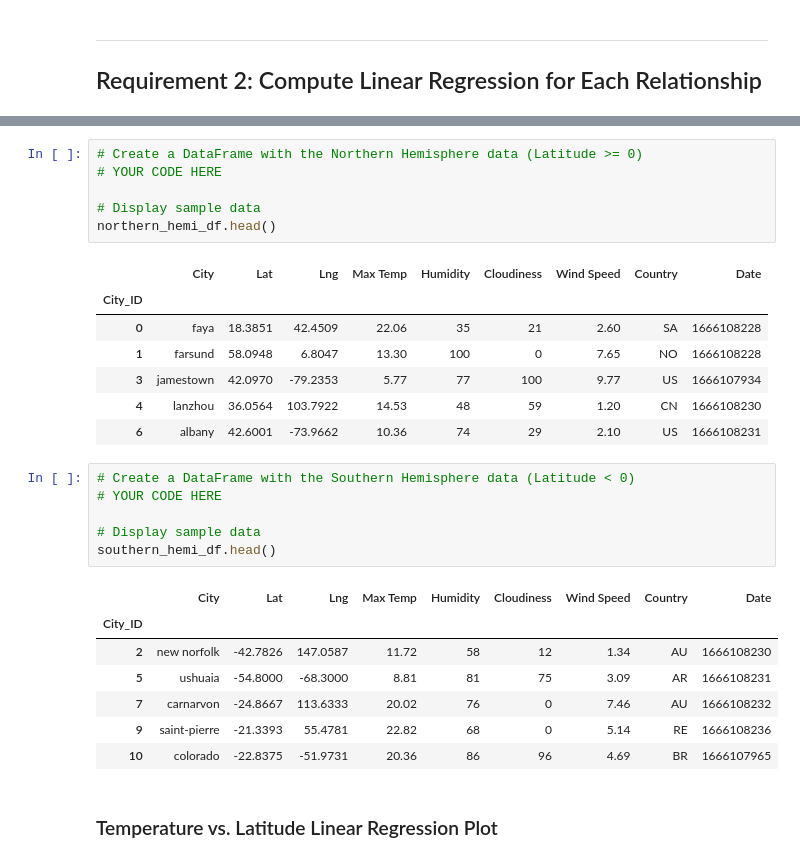
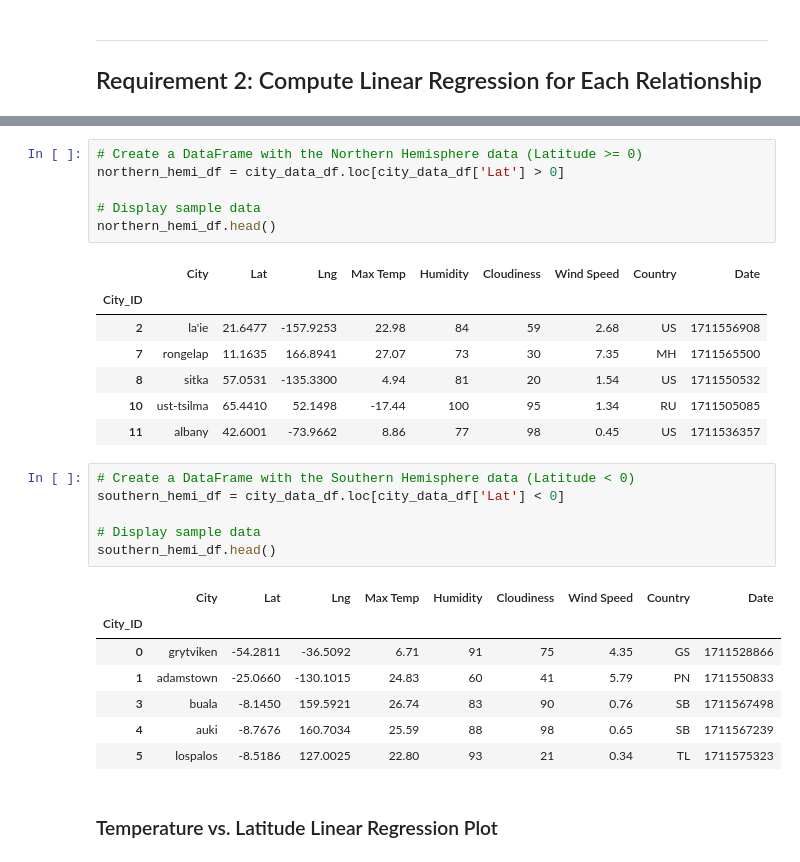
Before and after one commit to jacktemme/python-api-challenge, a Jupyter notebook: WeatherPy.ipynb, the cells around one changed output, grey strips where cells are left out. Saved outputs shown, nothing was run; the diff lists cells and outputs as text.

```diff
--- a/WeatherPy.ipynb
+++ b/WeatherPy.ipynb
@@ -300,30 +304,30 @@ plt.show()
 # %%
 # Create a DataFrame with the Northern Hemisphere data (Latitude >= 0)
-# YOUR CODE HERE
+northern_hemi_df = city_data_df.loc[city_data_df['Lat'] > 0]
 
 # Display sample data
 northern_hemi_df.head()
 # %% [output]
 |  | City | Lat | Lng | Max Temp | Humidity | Cloudiness | Wind Speed | Country | Date |
 | City_ID |  |  |  |  |  |  |  |  |  |
-| 0 | faya | 18.3851 | 42.4509 | 22.06 | 35 | 21 | 2.60 | SA | 1666108228 |
-| 1 | farsund | 58.0948 | 6.8047 | 13.30 | 100 | 0 | 7.65 | NO | 1666108228 |
-| 3 | jamestown | 42.0970 | -79.2353 | 5.77 | 77 | 100 | 9.77 | US | 1666107934 |
-| 4 | lanzhou | 36.0564 | 103.7922 | 14.53 | 48 | 59 | 1.20 | CN | 1666108230 |
-| 6 | albany | 42.6001 | -73.9662 | 10.36 | 74 | 29 | 2.10 | US | 1666108231 |
+| 2 | la'ie | 21.6477 | -157.9253 | 22.98 | 84 | 59 | 2.68 | US | 1711556908 |
+| 7 | rongelap | 11.1635 | 166.8941 | 27.07 | 73 | 30 | 7.35 | MH | 1711565500 |
+| 8 | sitka | 57.0531 | -135.3300 | 4.94 | 81 | 20 | 1.54 | US | 1711550532 |
+| 10 | ust-tsilma | 65.4410 | 52.1498 | -17.44 | 100 | 95 | 1.34 | RU | 1711505085 |
+| 11 | albany | 42.6001 | -73.9662 | 8.86 | 77 | 98 | 0.45 | US | 1711536357 |
 # %%
 # Create a DataFrame with the Southern Hemisphere data (Latitude < 0)
-# YOUR CODE HERE
+southern_hemi_df = city_data_df.loc[city_data_df['Lat'] < 0]
 
 # Display sample data
 southern_hemi_df.head()
 # %% [output]
 |  | City | Lat | Lng | Max Temp | Humidity | Cloudiness | Wind Speed | Country | Date |
 | City_ID |  |  |  |  |  |  |  |  |  |
-| 2 | new norfolk | -42.7826 | 147.0587 | 11.72 | 58 | 12 | 1.34 | AU | 1666108230 |
-| 5 | ushuaia | -54.8000 | -68.3000 | 8.81 | 81 | 75 | 3.09 | AR | 1666108231 |
-| 7 | carnarvon | -24.8667 | 113.6333 | 20.02 | 76 | 0 | 7.46 | AU | 1666108232 |
-| 9 | saint-pierre | -21.3393 | 55.4781 | 22.82 | 68 | 0 | 5.14 | RE | 1666108236 |
-| 10 | colorado | -22.8375 | -51.9731 | 20.36 | 86 | 96 | 4.69 | BR | 1666107965 |
+| 0 | grytviken | -54.2811 | -36.5092 | 6.71 | 91 | 75 | 4.35 | GS | 1711528866 |
+| 1 | adamstown | -25.0660 | -130.1015 | 24.83 | 60 | 41 | 5.79 | PN | 1711550833 |
+| 3 | buala | -8.1450 | 159.5921 | 26.74 | 83 | 90 | 0.76 | SB | 1711567498 |
+| 4 | auki | -8.7676 | 160.7034 | 25.59 | 88 | 98 | 0.65 | SB | 1711567239 |
+| 5 | lospalos | -8.5186 | 127.0025 | 22.80 | 93 | 21 | 0.34 | TL | 1711575323 |
 # %% [markdown]
 ###  Temperature vs. Latitude Linear Regression Plot
```
Also changed, not shown: parts of 20 cells of this notebook.
